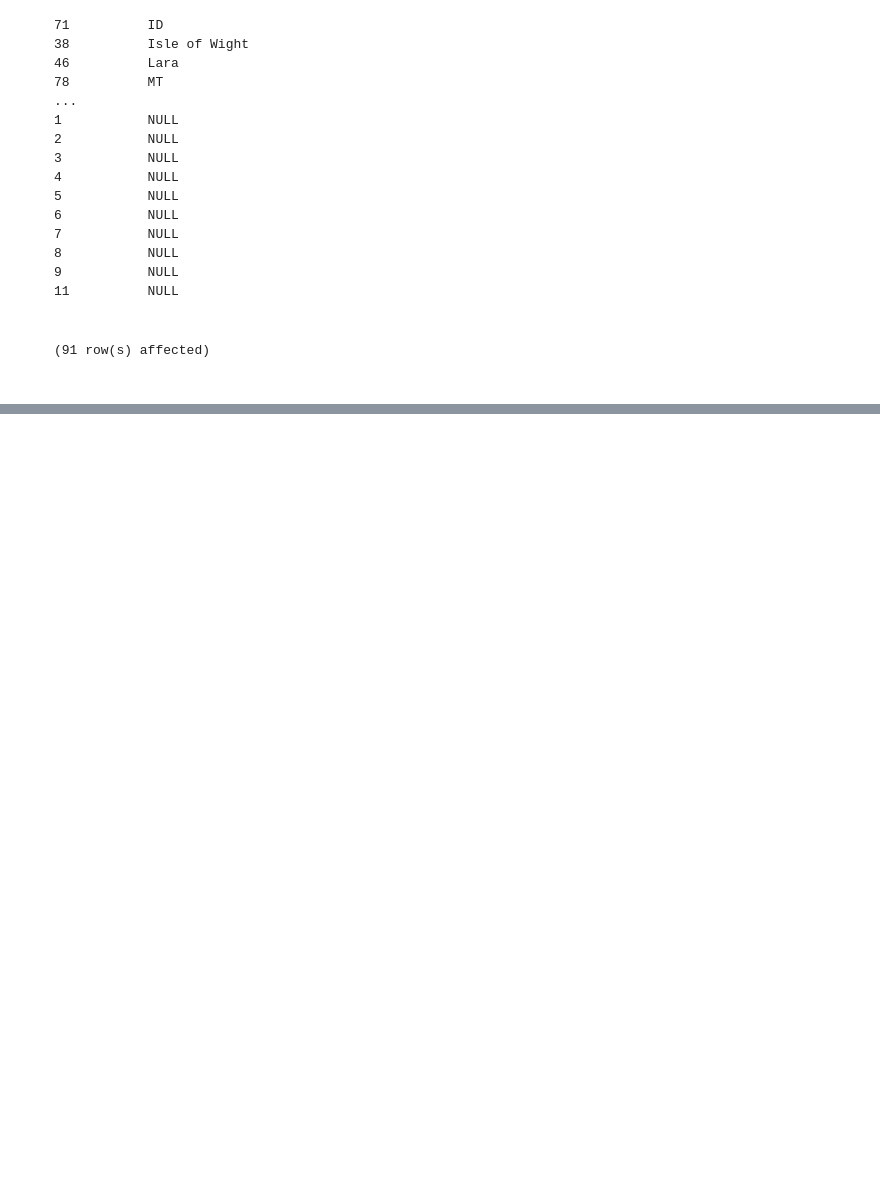
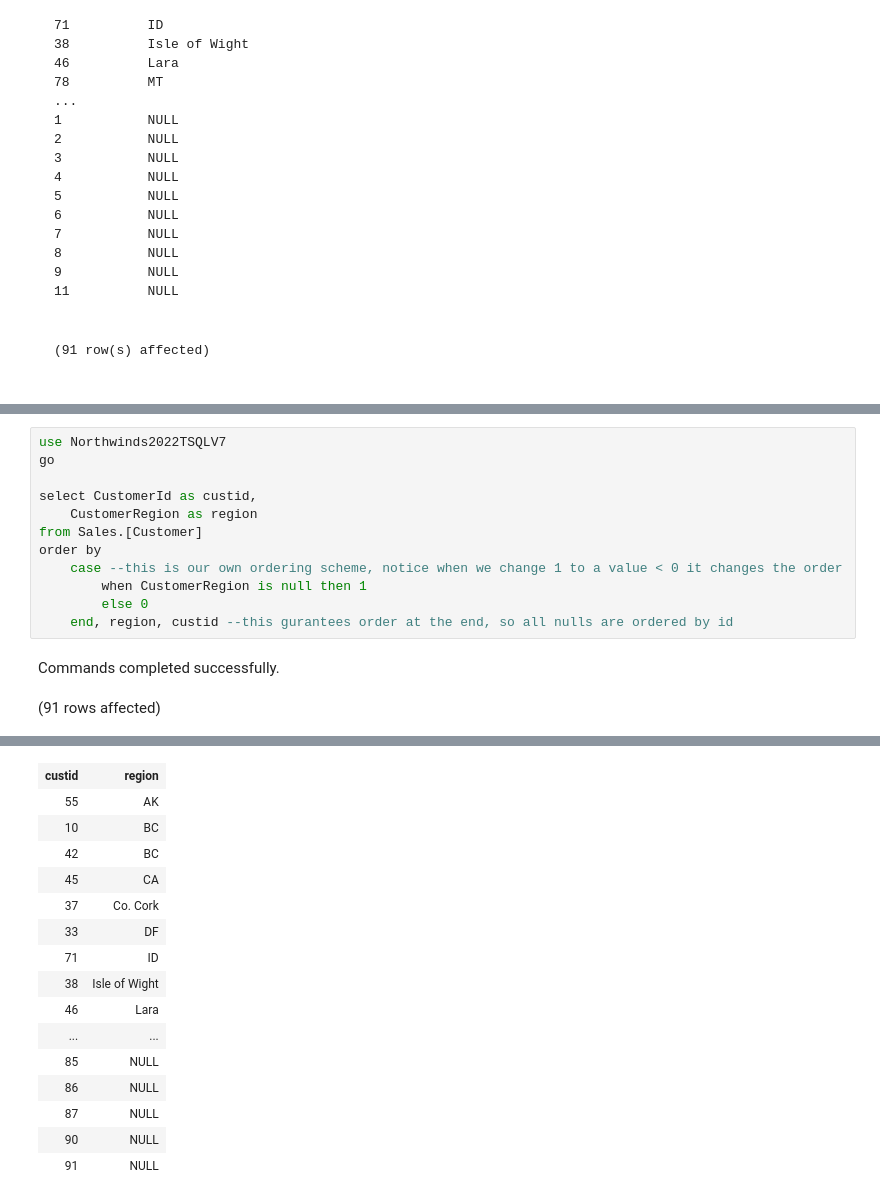
Before and after one commit to ryanmohamed/tsql_hw1, a Jupyter notebook: Chapter2-Exercises.ipynb, the cells around one changed output, grey strips where cells are left out. Drawn from its saved outputs; the diff is of its cells as text; blank space fills up the shorter version.

```diff
--- a/Chapter2-Exercises.ipynb
+++ b/Chapter2-Exercises.ipynb
@@ -586,0 +555,15 @@ Total execution time: 00:00:00.029
+# %%
+use Northwinds2022TSQLV7
+go
+
+select CustomerId as custid,
+    CustomerRegion as region
+from Sales.[Customer]
+order by
+    case --this is our own ordering scheme, notice when we change 1 to a value < 0 it changes the order
+        when CustomerRegion is null then 1
+        else 0
+    end, region, custid --this gurantees order at the end, so all nulls are ordered by id
+# %% [output]
+Commands completed successfully.
+(91 rows affected)
@@ -586,0 +571,16 @@ Total execution time: 00:00:00.029
+| custid | region |
+| 55 | AK |
+| 10 | BC |
+| 42 | BC |
+| 45 | CA |
+| 37 | Co. Cork |
+| 33 | DF |
+| 71 | ID |
+| 38 | Isle of Wight |
+| 46 | Lara |
+| ... | ... |
+| 85 | NULL |
+| 86 | NULL |
+| 87 | NULL |
+| 90 | NULL |
+| 91 | NULL |
```
Also changed, not shown: parts of 3 cells of this notebook, 6 other files.
